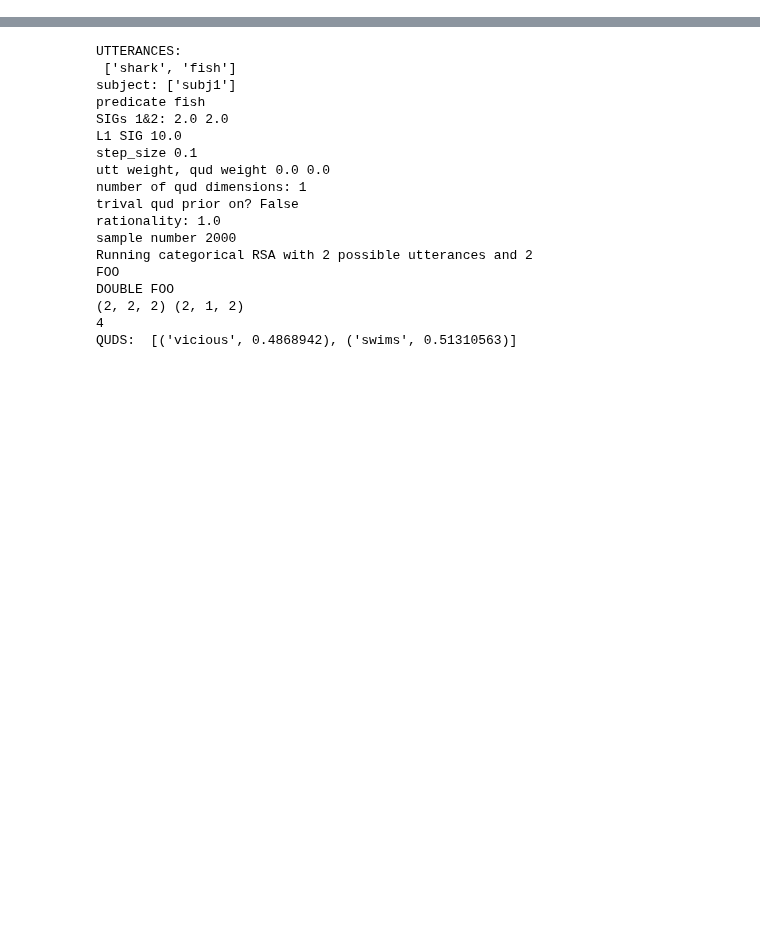
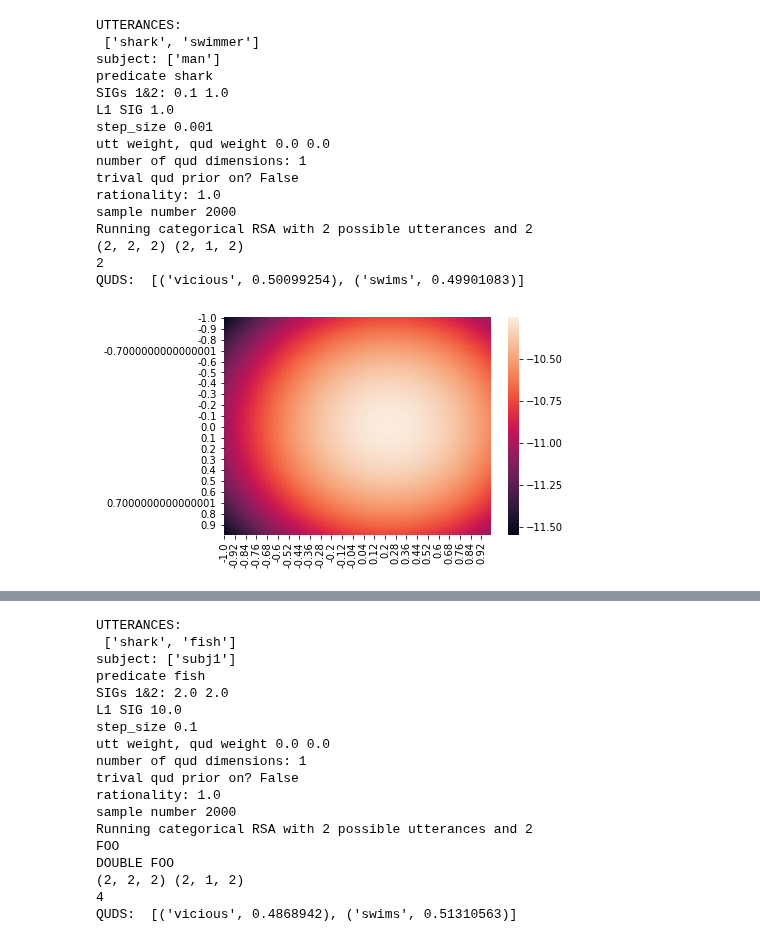
Before and after one commit to reubenharry/Distributional-RSA, a Jupyter notebook: minimal_case.ipynb, the cells around one changed output, grey strips where cells are left out. Drawn from its saved outputs; the diff is of its cells as text; code cells hidden in the pictures; blank space fills up the shorter version.

```diff
--- a/minimal_case.ipynb
+++ b/minimal_case.ipynb
@@ -68,4 +70,24 @@ Running categorical RSA with 2 possible utterances and 2
 2
 QUDS:  [('vicious', 0.69409025), ('swims', 0.30591202)]
 [figure]
+# %%
+titrate(size=100,amount=0.01,l1_sig1=1.0,subj="man",quds=['vicious',"swims"],possible_utterances=["shark","swimmer"],pred='shark',only_trivial=False,just_s1=False,just_l0=False,sig1=0.1,sig2=1.0)
+# %% [output]
+UTTERANCES:
+ ['shark', 'swimmer']
+subject: ['man']
+predicate shark
+SIGs 1&2: 0.1 1.0
+L1 SIG 1.0
+step_size 0.001
+utt weight, qud weight 0.0 0.0
+number of qud dimensions: 1
+trival qud prior on? False
+rationality: 1.0
+sample number 2000
+Running categorical RSA with 2 possible utterances and 2
+(2, 2, 2) (2, 1, 2)
+2
+QUDS:  [('vicious', 0.50099254), ('swims', 0.49901083)]
+[figure, added]
 # %%
```
Also changed, not shown: parts of 20 cells of this notebook, 7 other files.
